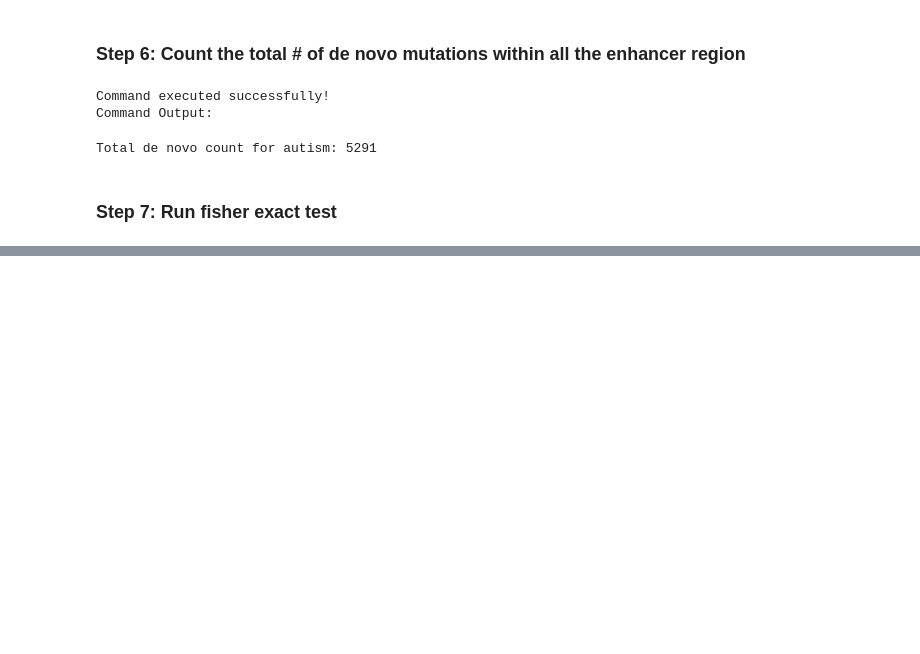
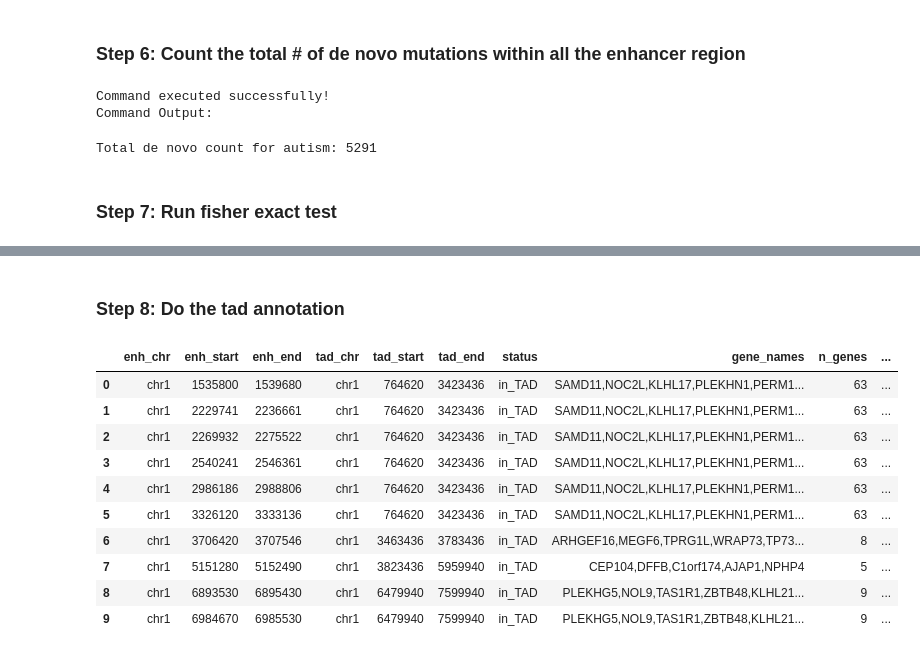
Before and after one commit to WGLab/CellPathway, a Jupyter notebook: CellPathway.ipynb, the cells around one changed output, grey strips where cells are left out. Saved outputs shown, nothing was run; the diff lists cells and outputs as text; code cells hidden in the pictures; blank space fills up the shorter version.

```diff
--- a/CellPathway.ipynb
+++ b/CellPathway.ipynb
@@ -302,3 +325,5 @@ fc
 | 45 | NHDF | 25934817 | 347 | 4944 | 1.659279 | 1.260939e-17 | 8.642282e-17 |
 | 36 | Fetal_heart | 79162320 | 865 | 4426 | 1.382284 | 2.648341e-17 | 1.455639e-16 |
 | 25 | Trophoblast | 41632826 | 505 | 4786 | 1.514154 | 2.854194e-17 | 1.455639e-16 |
+# %% [markdown]
+### Step 8: Do the tad annotation
@@ -304,0 +474,14 @@ fc
+# %%
+results_df[:10]
+# %% [output]
+|  | enh_chr | enh_start | enh_end | tad_chr | tad_start | tad_end | status | gene_names | n_genes | ... |
+| 0 | chr1 | 1535800 | 1539680 | chr1 | 764620 | 3423436 | in_TAD | SAMD11,NOC2L,KLHL17,PLEKHN1,PERM1... | 63 | ... |
+| 1 | chr1 | 2229741 | 2236661 | chr1 | 764620 | 3423436 | in_TAD | SAMD11,NOC2L,KLHL17,PLEKHN1,PERM1... | 63 | ... |
+| 2 | chr1 | 2269932 | 2275522 | chr1 | 764620 | 3423436 | in_TAD | SAMD11,NOC2L,KLHL17,PLEKHN1,PERM1... | 63 | ... |
+| 3 | chr1 | 2540241 | 2546361 | chr1 | 764620 | 3423436 | in_TAD | SAMD11,NOC2L,KLHL17,PLEKHN1,PERM1... | 63 | ... |
+| 4 | chr1 | 2986186 | 2988806 | chr1 | 764620 | 3423436 | in_TAD | SAMD11,NOC2L,KLHL17,PLEKHN1,PERM1... | 63 | ... |
+| 5 | chr1 | 3326120 | 3333136 | chr1 | 764620 | 3423436 | in_TAD | SAMD11,NOC2L,KLHL17,PLEKHN1,PERM1... | 63 | ... |
+| 6 | chr1 | 3706420 | 3707546 | chr1 | 3463436 | 3783436 | in_TAD | ARHGEF16,MEGF6,TPRG1L,WRAP73,TP73... | 8 | ... |
+| 7 | chr1 | 5151280 | 5152490 | chr1 | 3823436 | 5959940 | in_TAD | CEP104,DFFB,C1orf174,AJAP1,NPHP4 | 5 | ... |
+| 8 | chr1 | 6893530 | 6895430 | chr1 | 6479940 | 7599940 | in_TAD | PLEKHG5,NOL9,TAS1R1,ZBTB48,KLHL21... | 9 | ... |
+| 9 | chr1 | 6984670 | 6985530 | chr1 | 6479940 | 7599940 | in_TAD | PLEKHG5,NOL9,TAS1R1,ZBTB48,KLHL21... | 9 | ... |
```
Also changed, not shown: parts of 6 cells of this notebook, 5 other files.
